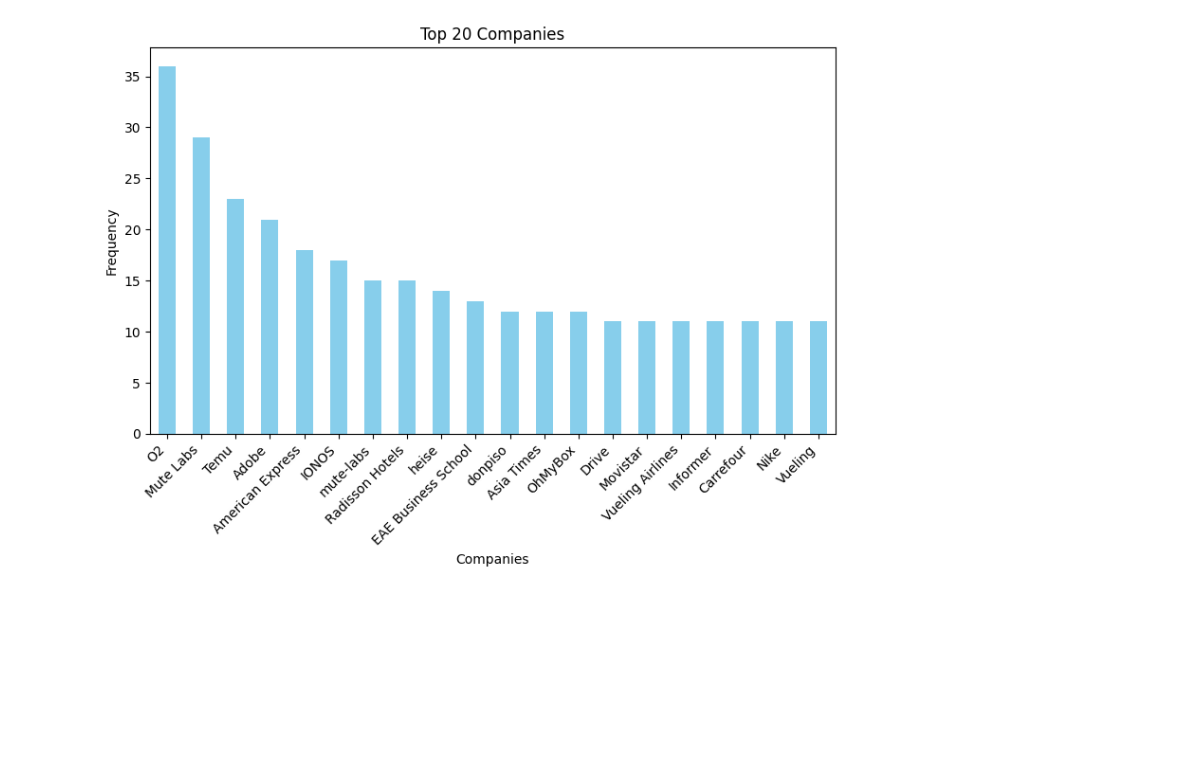
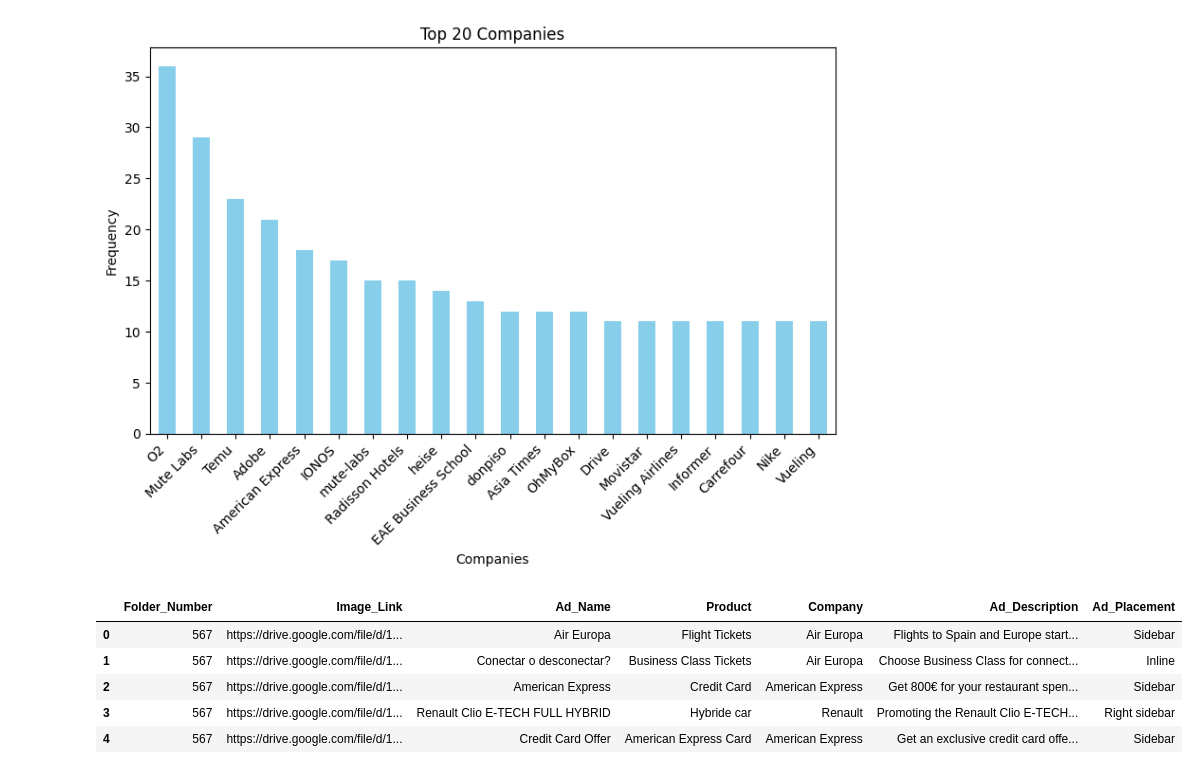
Before and after one commit to NirajKulkarnii/nerd-data-analysis, a Jupyter notebook: notebooks/ads_dataset_statistics.ipynb, the cells around one changed output. Saved outputs shown, nothing was run; the diff lists cells and outputs as text; code cells hidden in the pictures; blank space fills up the shorter version.

```diff
--- a/notebooks/ads_dataset_statistics.ipynb
+++ b/notebooks/ads_dataset_statistics.ipynb
@@ -229,0 +238,9 @@ plt.show()
+# %%
+ads_df.head()
+# %% [output]
+|  | Folder_Number | Image_Link | Ad_Name | Product | Company | Ad_Description | Ad_Placement |
+| 0 | 567 | https://drive.google.com/file/d/1... | Air Europa | Flight Tickets | Air Europa | Flights to Spain and Europe start... | Sidebar |
+| 1 | 567 | https://drive.google.com/file/d/1... | Conectar o desconectar? | Business Class Tickets | Air Europa | Choose Business Class for connect... | Inline |
+| 2 | 567 | https://drive.google.com/file/d/1... | American Express | Credit Card | American Express | Get 800€ for your restaurant spen... | Sidebar |
+| 3 | 567 | https://drive.google.com/file/d/1... | Renault Clio E-TECH FULL HYBRID | Hybride car | Renault | Promoting the Renault Clio E-TECH... | Right sidebar |
+| 4 | 567 | https://drive.google.com/file/d/1... | Credit Card Offer | American Express Card | American Express | Get an exclusive credit card offe... | Sidebar |
```
Also changed, not shown: parts of 13 cells of this notebook.
